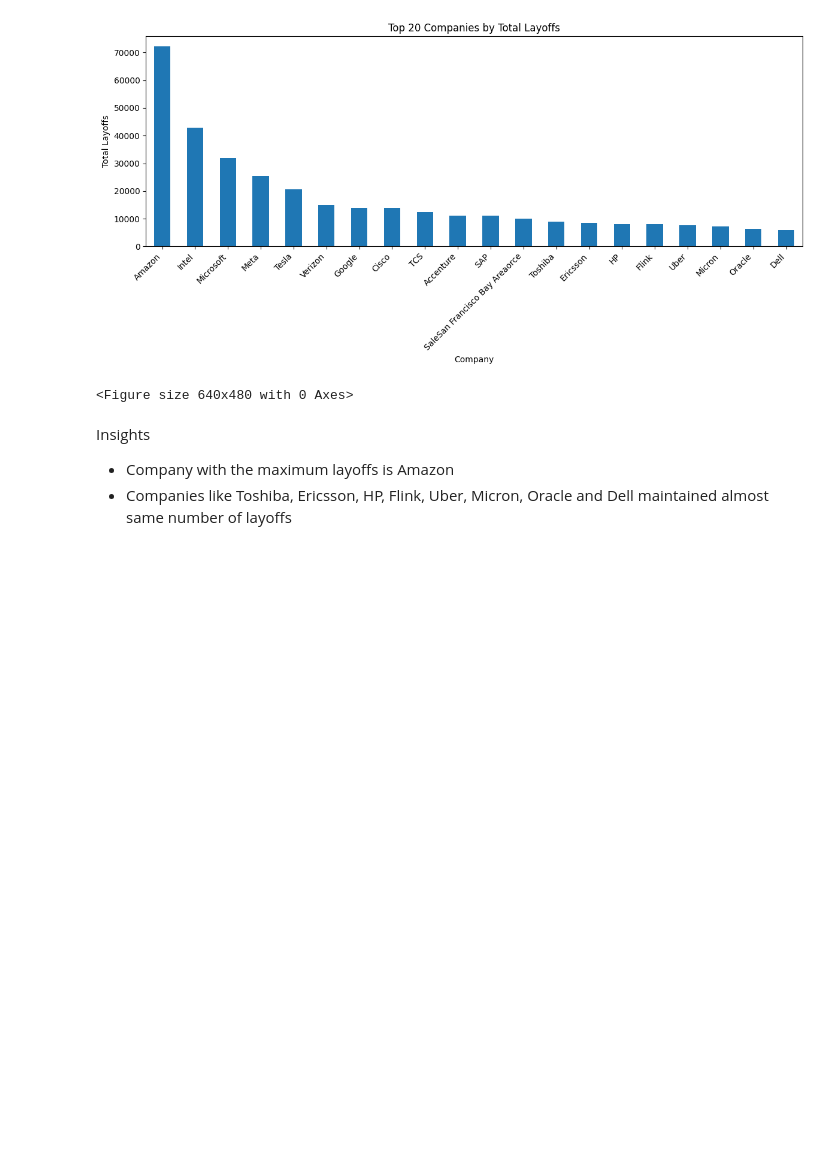
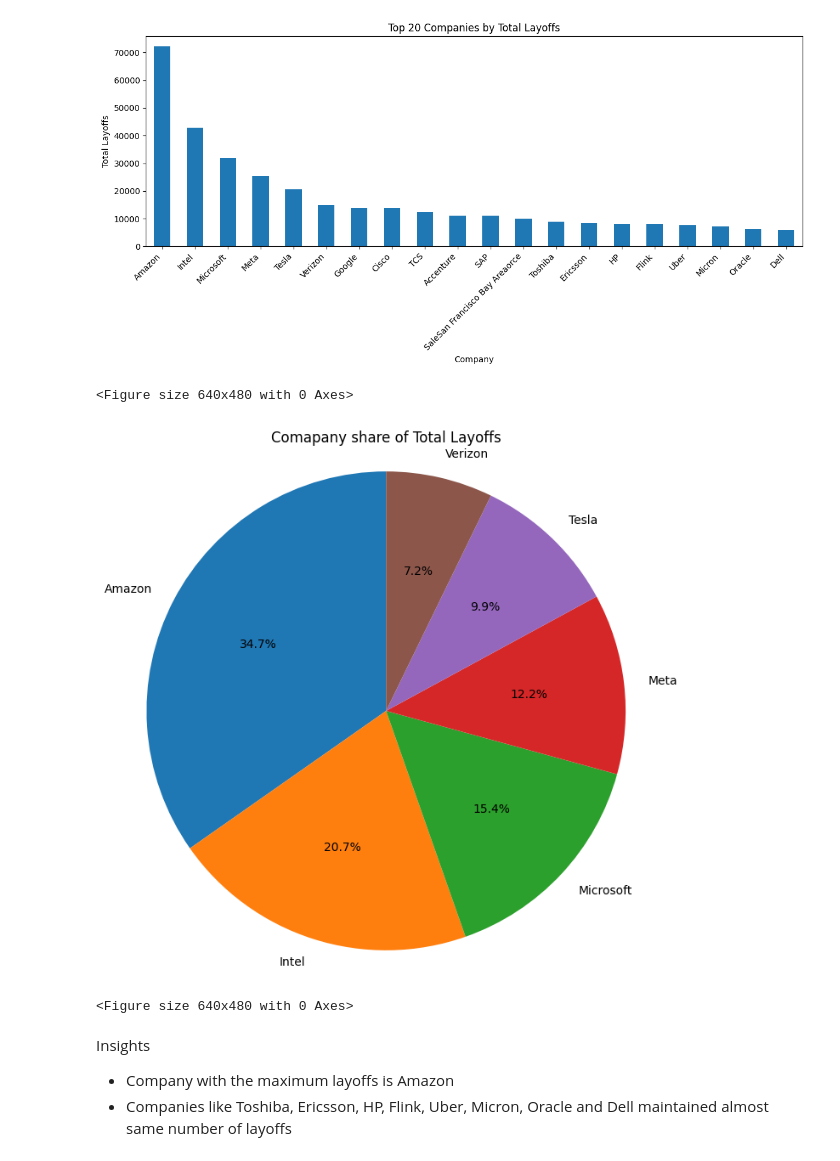
Before and after one commit to Ridima28/Global-Tech-Layoff-Analysis, a Jupyter notebook: layoff-eda.ipynb, the cells around one changed output. Cells and saved outputs as stored; diff of their text form; code cells hidden in the pictures; blank space fills up the shorter version.

```diff
--- a/layoff-eda.ipynb
+++ b/layoff-eda.ipynb
@@ -358,6 +351,18 @@ Dell                               6000.0
 Name: Laid_Off, dtype: float64
 [figure]
 <Figure size 640x480 with 0 Axes>
+# %%
+Comapany_share = df.groupby("Company")['Laid_Off'].sum().sort_values(ascending=False).head(6)
+
+plt.figure(figsize=(8, 8))
+plt.pie(Comapany_share, labels=Comapany_share.index, autopct='%1.1f%%', startangle=90)
+plt.title("Comapany share of Total Layoffs")
+plt.axis('equal')
+plt.show()
+plt.savefig('Comapany share of Total Layoffs.png')
+# %% [output]
+[figure, added]
+<Figure size 640x480 with 0 Axes>
 # %% [markdown]
 Insights
   -  Company with the maximum layoffs is Amazon
```
Also changed, not shown: parts of 3 cells of this notebook, 3 other files.
